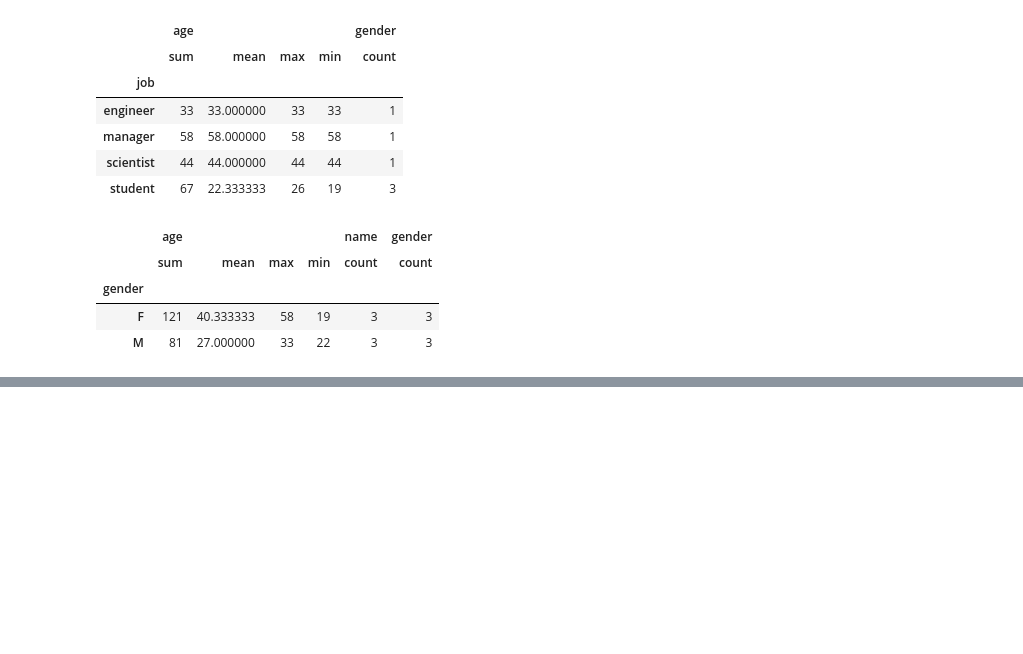
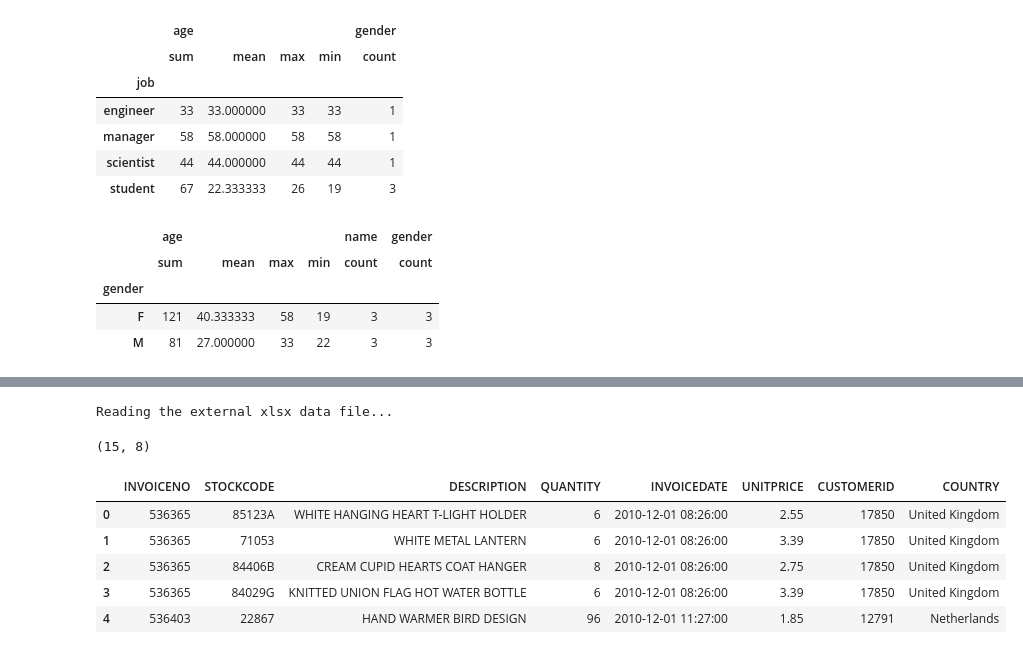
Before and after one commit to toarnabtrainer/AEC_ML_With_Python_August_2024, a Jupyter notebook: Pandas.ipynb, the cells around one changed output, grey strips where cells are left out. Saved outputs shown, nothing was run; the diff lists cells and outputs as text; code cells hidden in the pictures; blank space fills up the shorter version.

```diff
--- a/Pandas.ipynb
+++ b/Pandas.ipynb
@@ -1396,0 +1399,13 @@ grouped_df
+# %%
+try:
+    print("Reading the external csv data file...")
+    # df = pd.read_csv("salary_table.csv")
+    # df = pd.read_csv("C:\\Users\Arnab\AEC ML with Python Aug 2024\salary_table.csv")
+    # df = pd.read_csv("C:\\Users\\Arnab\\AEC ML with Python Aug 2024\\salary_table.csv")
+    # df = pd.read_csv("C:/Users/Arnab/AEC ML with Python Aug 2024/salary_table.csv")
+    # df = pd.read_csv("C://Users//Arnab//AEC ML with Python Aug 2024//salary_table.csv")
+    # df = pd.read_csv("C://Users/Arnab\\AEC ML with Python Aug 2024\salary_table.csv")
+    df = pd.read_csv("./salary_table.csv")
+except:
+    print("File Access Error !!!")
+    print("Data File could not be read successfully...")
@@ -1396,0 +1425,20 @@ grouped_df
+# %%
+try:
+    print("Reading the external xlsx data file...")
+    df = pd.read_excel("./ONLINE RETAIL.xlsx", sheet_name='Sheet2')
+except:
+    print("File Access Error !!!")
+    print("Data File could not be read successfully...")
+# %% [output]
+Reading the external xlsx data file...
+# %%
+print (df.shape)
+df.head()
+# %% [output]
+(15, 8)
+|  | INVOICENO | STOCKCODE | DESCRIPTION | QUANTITY | INVOICEDATE | UNITPRICE | CUSTOMERID | COUNTRY |
+| 0 | 536365 | 85123A | WHITE HANGING HEART T-LIGHT HOLDER | 6 | 2010-12-01 08:26:00 | 2.55 | 17850 | United Kingdom |
+| 1 | 536365 | 71053 | WHITE METAL LANTERN | 6 | 2010-12-01 08:26:00 | 3.39 | 17850 | United Kingdom |
+| 2 | 536365 | 84406B | CREAM CUPID HEARTS COAT HANGER | 8 | 2010-12-01 08:26:00 | 2.75 | 17850 | United Kingdom |
+| 3 | 536365 | 84029G | KNITTED UNION FLAG HOT WATER BOTTLE | 6 | 2010-12-01 08:26:00 | 3.39 | 17850 | United Kingdom |
+| 4 | 536403 | 22867 | HAND WARMER BIRD DESIGN | 96 | 2010-12-01 11:27:00 | 1.85 | 12791 | Netherlands |
```
Also changed, not shown: parts of 16 cells of this notebook.
